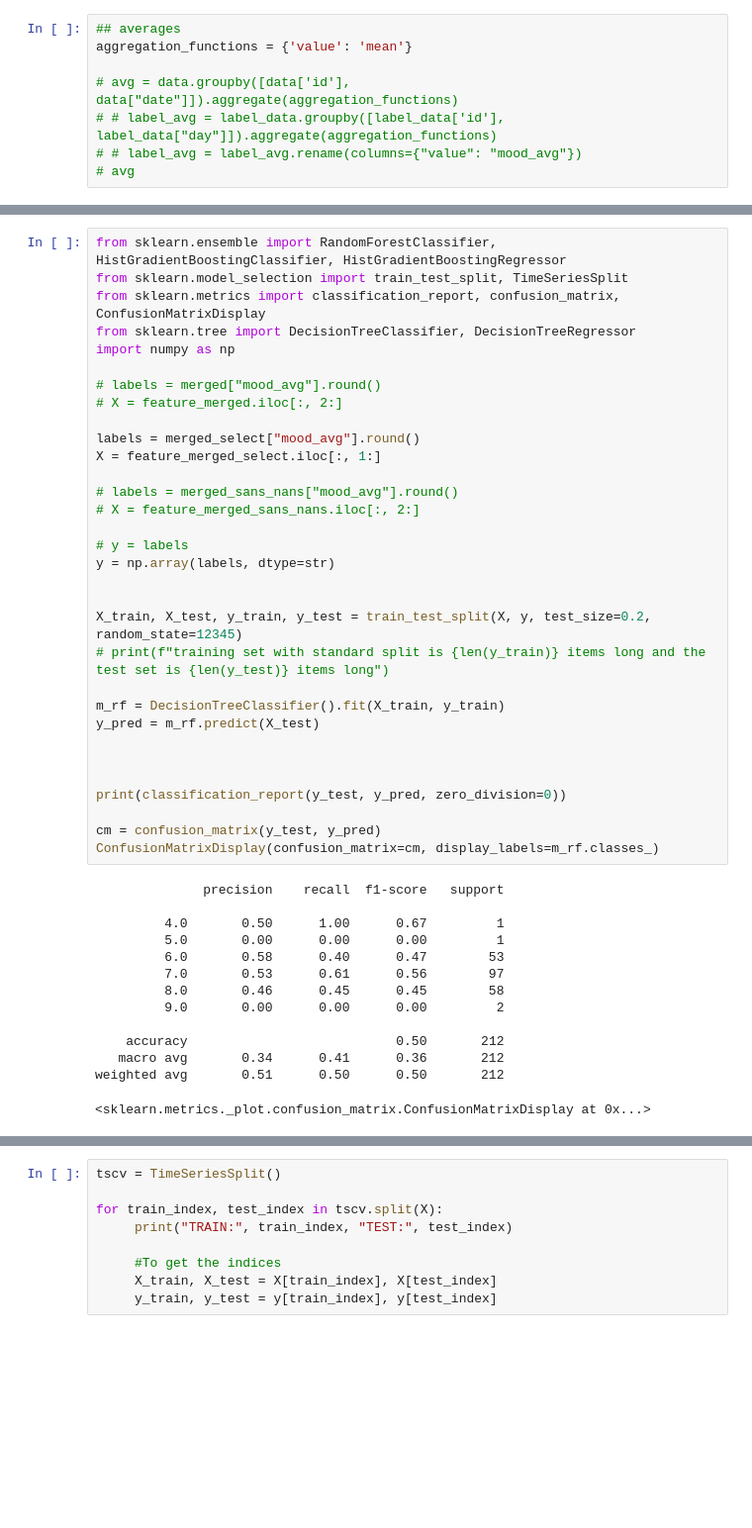
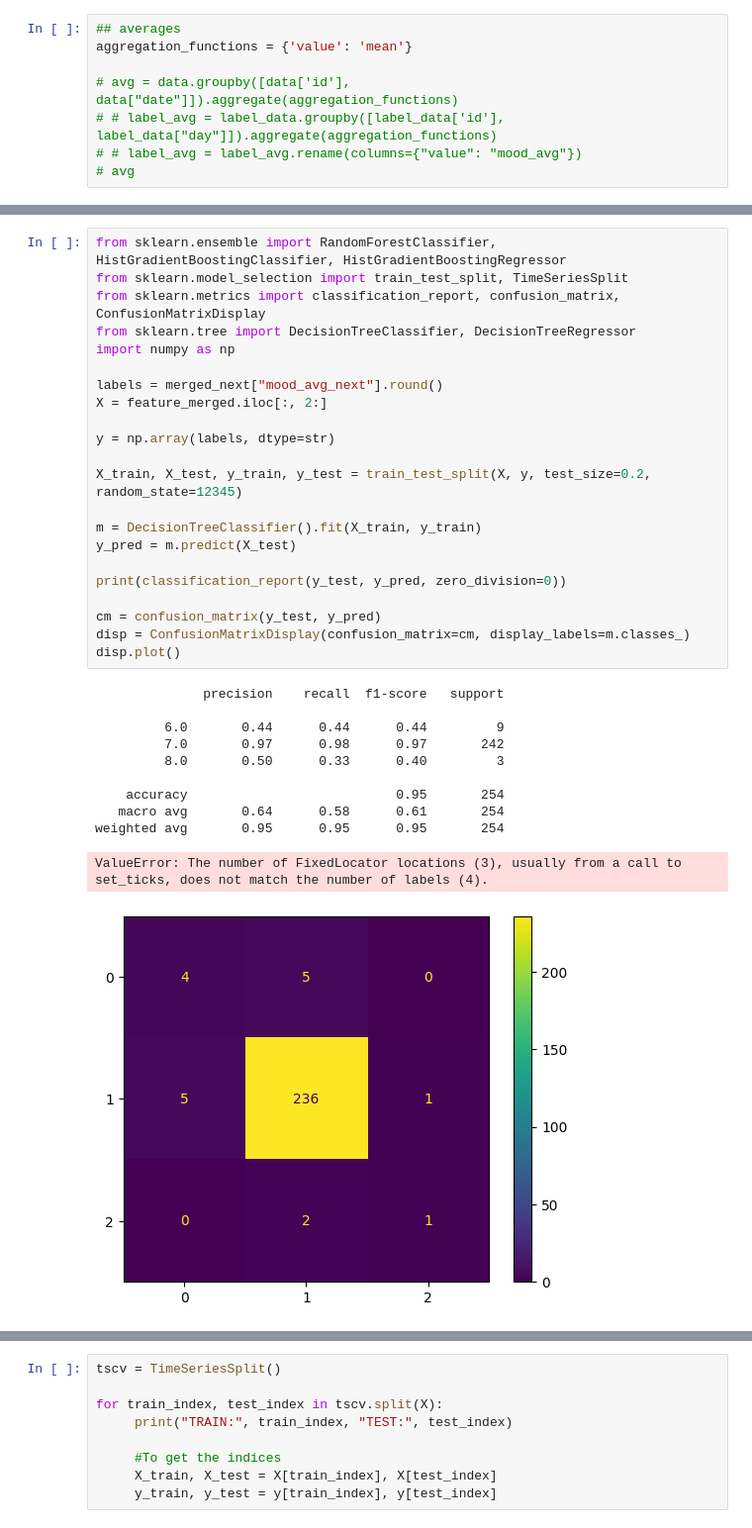
Before and after one commit to Zainab-am/Data-Mining-For-The-Girls, a Jupyter notebook: data_prep.ipynb, the cells around one changed output, grey strips where cells are left out. Shown at 99% size. Cells and saved outputs as stored; diff of their text form; blank space fills up the shorter version.

```diff
--- a/data_prep.ipynb
+++ b/data_prep.ipynb
@@ -296,46 +394,34 @@ feature_merged_sans_nans = merged_sans_nans.loc[:, merged_sans_nans.columns != '
 # %%
 from sklearn.ensemble import RandomForestClassifier, HistGradientBoostingClassifier, HistGradientBoostingRegressor
 from sklearn.model_selection import train_test_split, TimeSeriesSplit
 from sklearn.metrics import classification_report, confusion_matrix, ConfusionMatrixDisplay
 from sklearn.tree import DecisionTreeClassifier, DecisionTreeRegressor
 import numpy as np
 
-# labels = merged["mood_avg"].round()
-# X = feature_merged.iloc[:, 2:]
+labels = merged_next["mood_avg_next"].round()
+X = feature_merged.iloc[:, 2:]
 
-labels = merged_select["mood_avg"].round()
-X = feature_merged_select.iloc[:, 1:]
-
-# labels = merged_sans_nans["mood_avg"].round()
-# X = feature_merged_sans_nans.iloc[:, 2:]
-
-# y = labels
 y = np.array(labels, dtype=str)
 
+X_train, X_test, y_train, y_test = train_test_split(X, y, test_size=0.2, random_state=12345)
 
-X_train, X_test, y_train, y_test = train_test_split(X, y, test_size=0.2, random_state=12345)
-# print(f"training set with standard split is {len(y_train)} items long and the test set is {len(y_test)} items long")
-
-m_rf = DecisionTreeClassifier().fit(X_train, y_train)
-y_pred = m_rf.predict(X_test)
-
-
+m = DecisionTreeClassifier().fit(X_train, y_train)
+y_pred = m.predict(X_test)
 
 print(classification_report(y_test, y_pred, zero_division=0))
 
 cm = confusion_matrix(y_test, y_pred)
-ConfusionMatrixDisplay(confusion_matrix=cm, display_labels=m_rf.classes_)
+disp = ConfusionMatrixDisplay(confusion_matrix=cm, display_labels=m.classes_)
+disp.plot()
 # %% [output]
               precision    recall  f1-score   support
 
-         4.0       0.50      1.00      0.67         1
-         5.0       0.00      0.00      0.00         1
-         6.0       0.58      0.40      0.47        53
-         7.0       0.53      0.61      0.56        97
-         8.0       0.46      0.45      0.45        58
-         9.0       0.00      0.00      0.00         2
+         6.0       0.44      0.44      0.44         9
+         7.0       0.97      0.98      0.97       242
+         8.0       0.50      0.33      0.40         3
 
-    accuracy                           0.50       212
-   macro avg       0.34      0.41      0.36       212
-weighted avg       0.51      0.50      0.50       212
+    accuracy                           0.95       254
+   macro avg       0.64      0.58      0.61       254
+weighted avg       0.95      0.95      0.95       254
-<sklearn.metrics._plot.confusion_matrix.ConfusionMatrixDisplay at 0x...>
+ValueError: The number of FixedLocator locations (3), usually from a call to set_ticks, does not match the number of labels (4).
+[figure, added]
```
Also changed, not shown: parts of 15 cells of this notebook, 7 other files.
